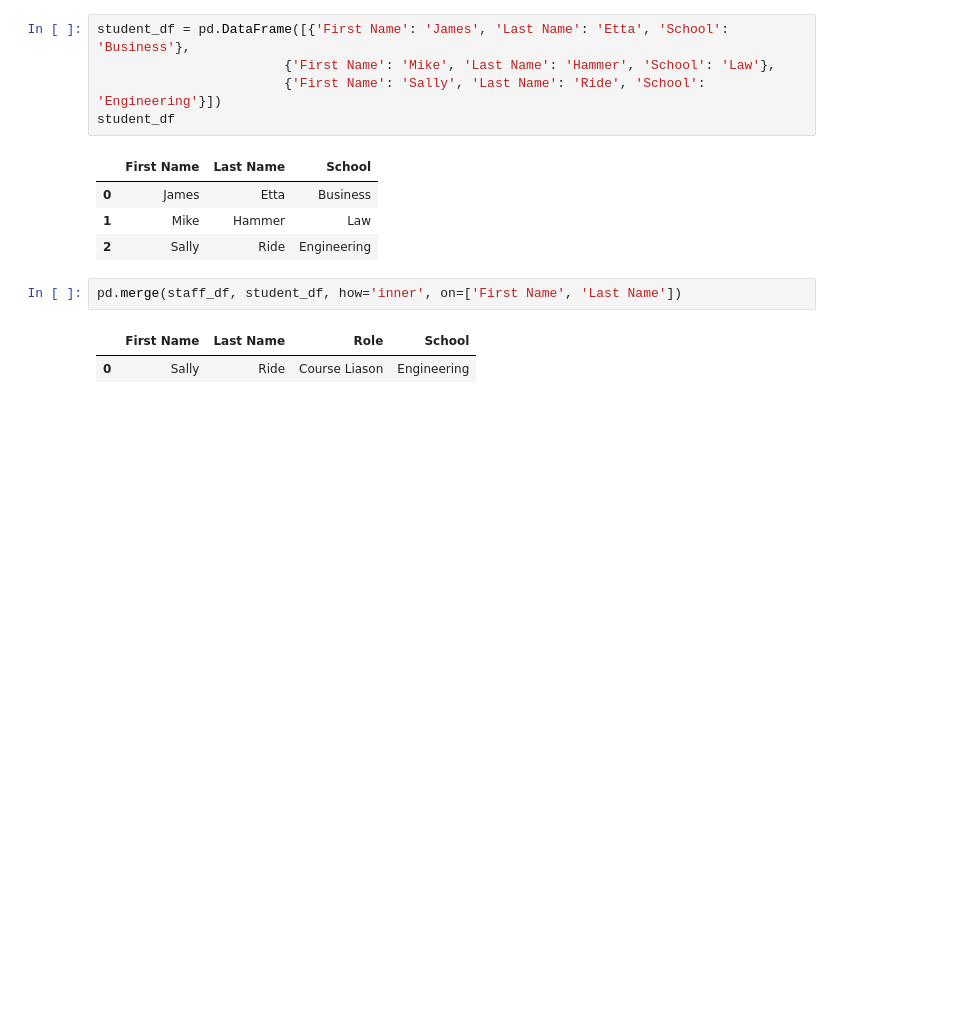
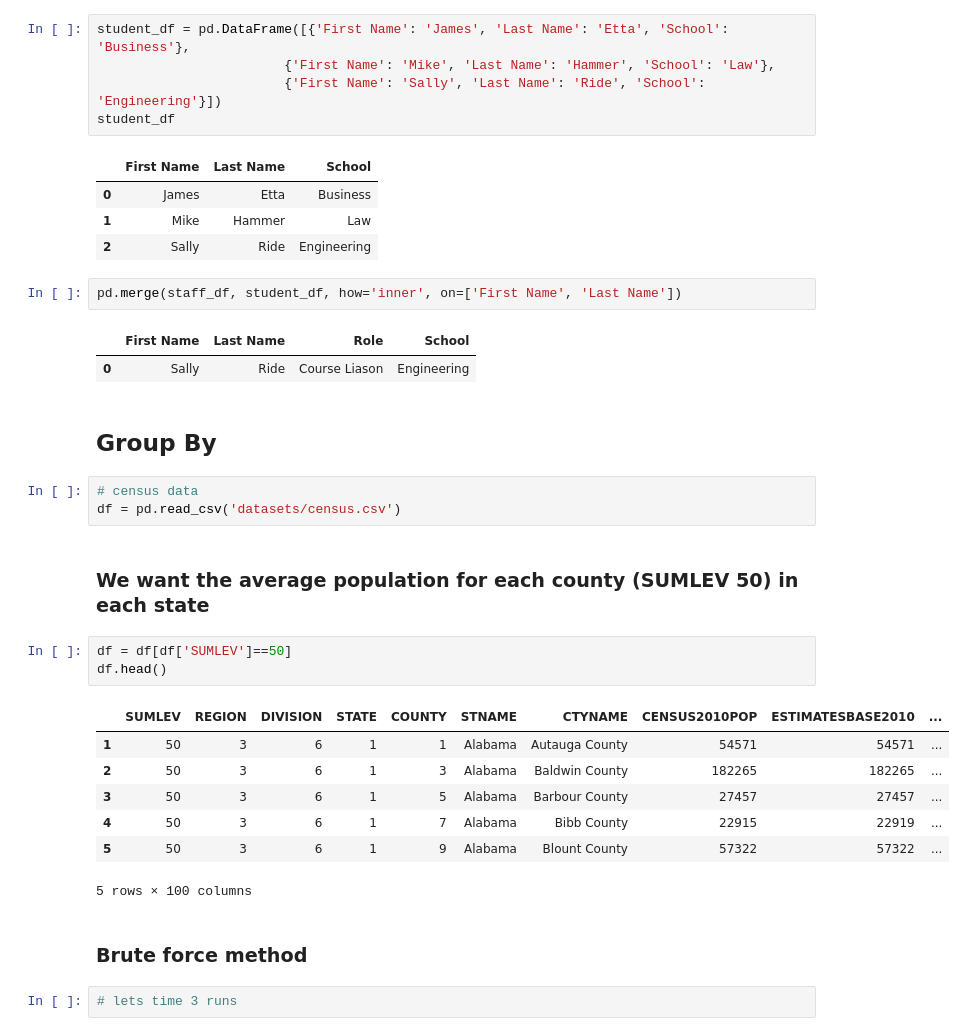
Before and after one commit to BruceBerk/Intro_to_Data_Science_Coursera, a Jupyter notebook: Course_1/week3_video.ipynb, the cells around one changed output. Saved outputs shown, nothing was run; the diff lists cells and outputs as text; blank space fills up the shorter version.

```diff
--- a/Course_1/week3_video.ipynb
+++ b/Course_1/week3_video.ipynb
@@ -57,3 +58,25 @@ pd.merge(staff_df, student_df, how='inner', on=['First Name', 'Last Name'])
 # %% [output]
 |  | First Name | Last Name | Role | School |
 | 0 | Sally | Ride | Course Liason | Engineering |
+# %% [markdown]
+## Group By
+# %%
+# census data
+df = pd.read_csv('datasets/census.csv')
+# %% [markdown]
+### We want the average population for each county (SUMLEV 50) in each state
+# %%
+df = df[df['SUMLEV']==50]
+df.head()
+# %% [output]
+|  | SUMLEV | REGION | DIVISION | STATE | COUNTY | STNAME | CTYNAME | CENSUS2010POP | ESTIMATESBASE2010 | ... |
+| 1 | 50 | 3 | 6 | 1 | 1 | Alabama | Autauga County | 54571 | 54571 | ... |
+| 2 | 50 | 3 | 6 | 1 | 3 | Alabama | Baldwin County | 182265 | 182265 | ... |
+| 3 | 50 | 3 | 6 | 1 | 5 | Alabama | Barbour County | 27457 | 27457 | ... |
+| 4 | 50 | 3 | 6 | 1 | 7 | Alabama | Bibb County | 22915 | 22919 | ... |
+| 5 | 50 | 3 | 6 | 1 | 9 | Alabama | Blount County | 57322 | 57322 | ... |
+5 rows × 100 columns
+# %% [markdown]
+### Brute force method
+# %%
+# lets time 3 runs
```
Also changed, not shown: parts of 25 cells of this notebook, 5 other files.
